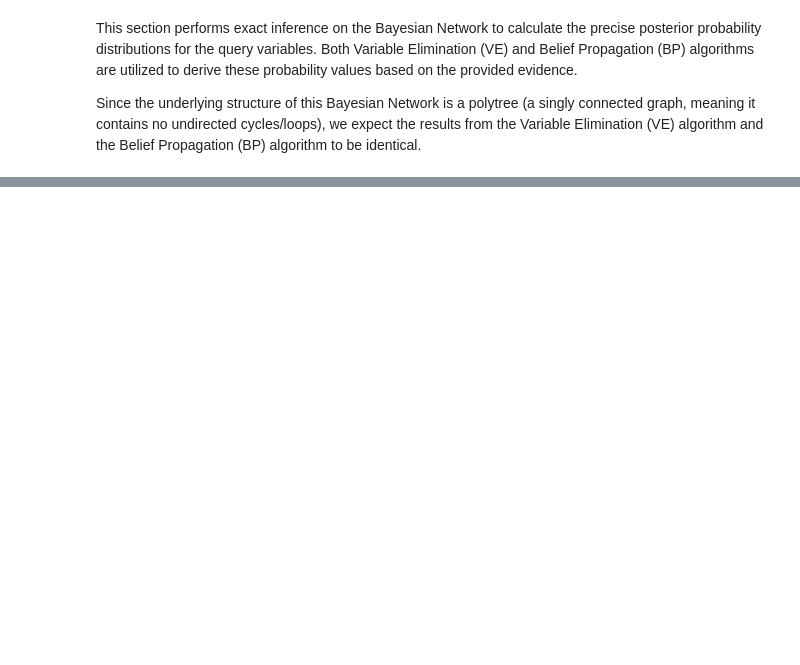
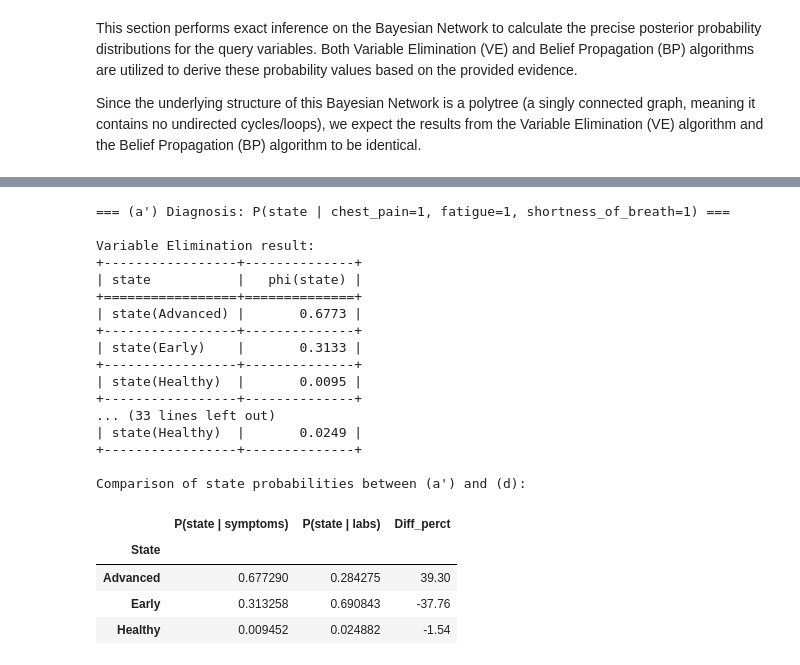
Before and after one commit to PFans-201/ML_cardiovasc_disease, a Jupyter notebook: milestones/M3/M3_G14.ipynb, the cells around one changed output, grey strips where cells are left out. Cells and saved outputs as stored; diff of their text form; code cells hidden in the pictures; blank space fills up the shorter version.

```diff
--- a/milestones/M3/M3_G14.ipynb
+++ b/milestones/M3/M3_G14.ipynb
@@ -764,0 +696,58 @@ Variable Elimination result:
+# %%
+# a') Diagnosis with all symptoms
+print("\n=== (a') Diagnosis: P(state | chest_pain=1, fatigue=1, shortness_of_breath=1) ===")
+q_a_ve = ve.query(variables=['state'], evidence={'chest_pain': 1, 'fatigue': 1, 'shortness_of_breath': 1})
+q_a_bp = bp.query(variables=['state'], evidence={'chest_pain': 1, 'fatigue': 1, 'shortness_of_breath': 1})
+print("\nVariable Elimination result:")
+print(q_a_ve)
+print("\nBelief Propagation result:")
+print(q_a_bp)
+
+# d) Diagnosis with all elevated labs
+
+print("\n=== (d) Diagnosis: P(state | systolic_bp='High', cholesterol='High', troponin_cat='High', glucose_cat='High') ===")
+
+q_d_ve = ve.query(variables=['state'], evidence={'systolic_bp_cat': 'High', 'cholesterol_cat': 'High', 'troponin_cat': 'High', 'glucose_cat': 'High'})
+q_d_bp = bp.query(variables=['state'], evidence={'systolic_bp_cat': 'High', 'cholesterol_cat': 'High', 'troponin_cat': 'High', 'glucose_cat': 'High'})
+
+print("\nVariable Elimination result:")
+print(q_d_ve)
+print("\nBelief Propagation result:")
+print(q_d_bp)
+
+# Compare state probabilities between (a') and (d)
+state_probs_a = q_a_ve.values
+state_probs_d = q_d_ve.values
+states = q_a_ve.state_names['state']
+comparison_df = pd.DataFrame({
+    'State': states,
+    'P(state | symptoms)': state_probs_a,
+    'P(state | labs)': state_probs_d,
+    'Diff_perct': ((state_probs_a - state_probs_d) * 100).round(2)
+})
+print("\nComparison of state probabilities between (a') and (d):")
+comparison_df.set_index('State', inplace=True) # set state as index
+display(comparison_df)
+# %% [output]
+=== (a') Diagnosis: P(state | chest_pain=1, fatigue=1, shortness_of_breath=1) ===
+
+Variable Elimination result:
++-----------------+--------------+
+| state           |   phi(state) |
++=================+==============+
+| state(Advanced) |       0.6773 |
++-----------------+--------------+
+| state(Early)    |       0.3133 |
++-----------------+--------------+
+| state(Healthy)  |       0.0095 |
++-----------------+--------------+
+... (33 lines left out)
+| state(Healthy)  |       0.0249 |
++-----------------+--------------+
+
+Comparison of state probabilities between (a') and (d):
+|  | P(state | symptoms) | P(state | labs) | Diff_perct |
+| State |  |  |  |
+| Advanced | 0.677290 | 0.284275 | 39.30 |
+| Early | 0.313258 | 0.690843 | -37.76 |
+| Healthy | 0.009452 | 0.024882 | -1.54 |
```
Also changed, not shown: parts of 83 cells of this notebook, 10 other files.
